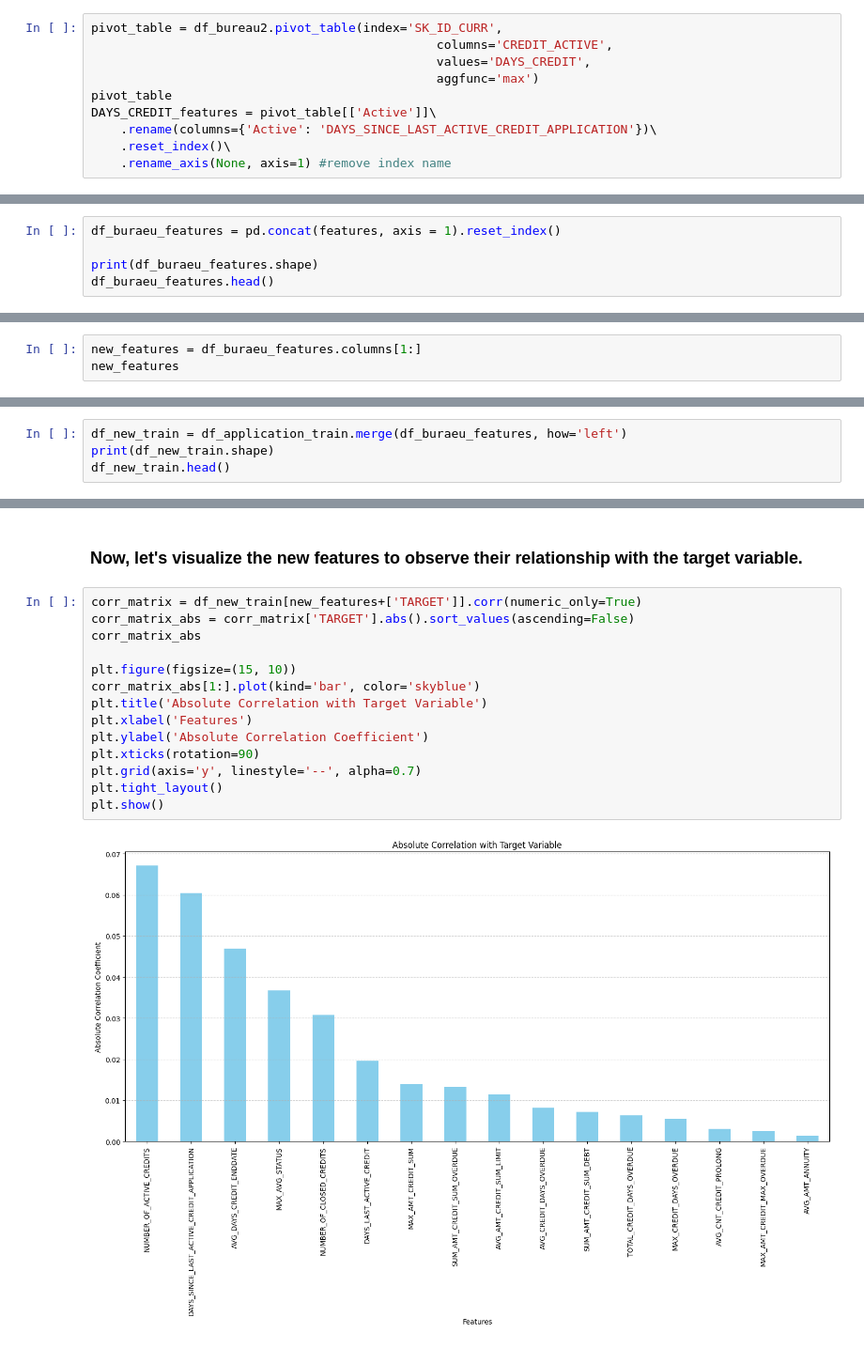
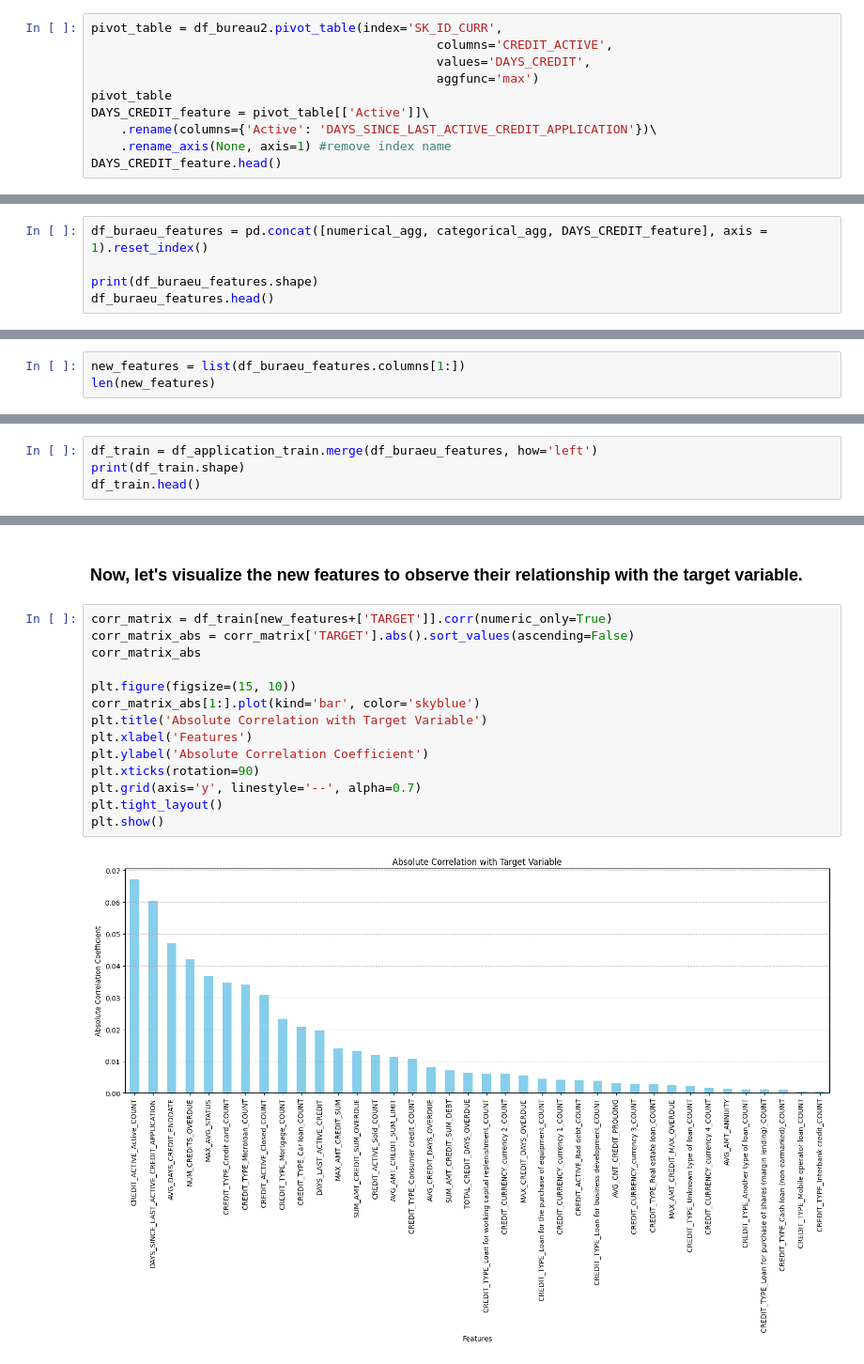
Before and after one commit to kairosilveira/credit_risk_prediction, a Jupyter notebook: analysis/eda.ipynb, the cells around one changed output, grey strips where cells are left out. Shown at 94% size. Saved outputs shown, nothing was run; the diff lists cells and outputs as text.

```diff
--- a/analysis/eda.ipynb
+++ b/analysis/eda.ipynb
@@ -449,7 +494,7 @@ pivot_table = df_bureau2.pivot_table(index='SK_ID_CURR',
                                                values='DAYS_CREDIT',
                                                aggfunc='max')
 pivot_table
-DAYS_CREDIT_features = pivot_table[['Active']]\
+DAYS_CREDIT_feature = pivot_table[['Active']]\
     .rename(columns={'Active': 'DAYS_SINCE_LAST_ACTIVE_CREDIT_APPLICATION'})\
-    .reset_index()\
     .rename_axis(None, axis=1) #remove index name
+DAYS_CREDIT_feature.head()
@@ -573,5 +509,5 @@ Here are brief descriptions for the features being created:
 # %%
-df_buraeu_features = pd.concat(features, axis = 1).reset_index()
+df_buraeu_features = pd.concat([numerical_agg, categorical_agg, DAYS_CREDIT_feature], axis = 1).reset_index()
 
 print(df_buraeu_features.shape)
 df_buraeu_features.head()
@@ -586,4 +523,4 @@ df_buraeu_features.head()
 # %%
-new_features = df_buraeu_features.columns[1:]
-new_features
+new_features = list(df_buraeu_features.columns[1:])
+len(new_features)
 # %% [output]
@@ -600,5 +528,5 @@ Index(['NUMBER_OF_ACTIVE_CREDITS', 'NUMBER_OF_CLOSED_CREDITS',
 # %%
-df_new_train = df_application_train.merge(df_buraeu_features, how='left')
-print(df_new_train.shape)
-df_new_train.head()
+df_train = df_application_train.merge(df_buraeu_features, how='left')
+print(df_train.shape)
+df_train.head()
 # %% [output]
@@ -613,20 +541,20 @@ df_new_train.head()
 # %% [markdown]
 ### Now, let's visualize the new features to observe their relationship with the target variable.
 # %%
-corr_matrix = df_new_train[new_features+['TARGET']].corr(numeric_only=True)
+corr_matrix = df_train[new_features+['TARGET']].corr(numeric_only=True)
 corr_matrix_abs = corr_matrix['TARGET'].abs().sort_values(ascending=False)
 corr_matrix_abs
 
 plt.figure(figsize=(15, 10))
 corr_matrix_abs[1:].plot(kind='bar', color='skyblue')
 plt.title('Absolute Correlation with Target Variable')
 plt.xlabel('Features')
 plt.ylabel('Absolute Correlation Coefficient')
 plt.xticks(rotation=90)
 plt.grid(axis='y', linestyle='--', alpha=0.7)
 plt.tight_layout()
 plt.show()
 # %% [output]
-[figure, old version]
+[figure, new version]
 # %%
 
```
Also changed, not shown: parts of 68 cells of this notebook, 4 other files.
